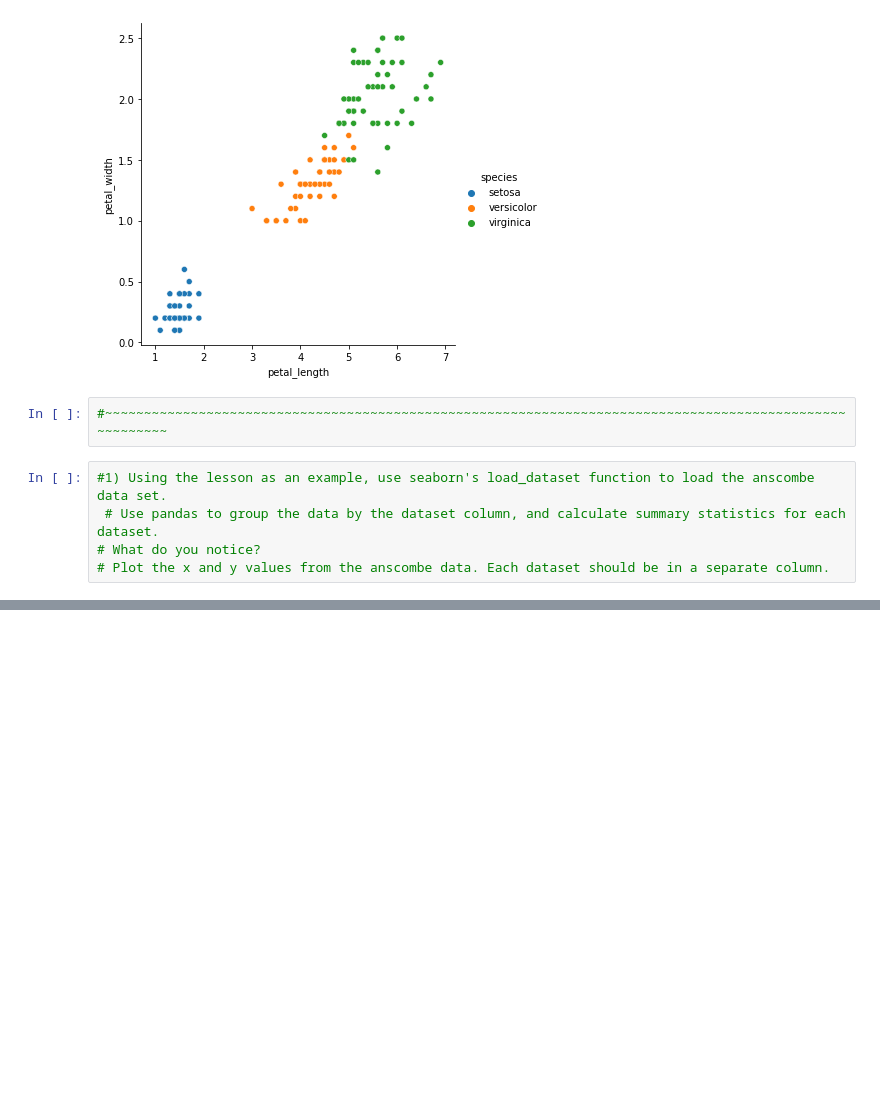
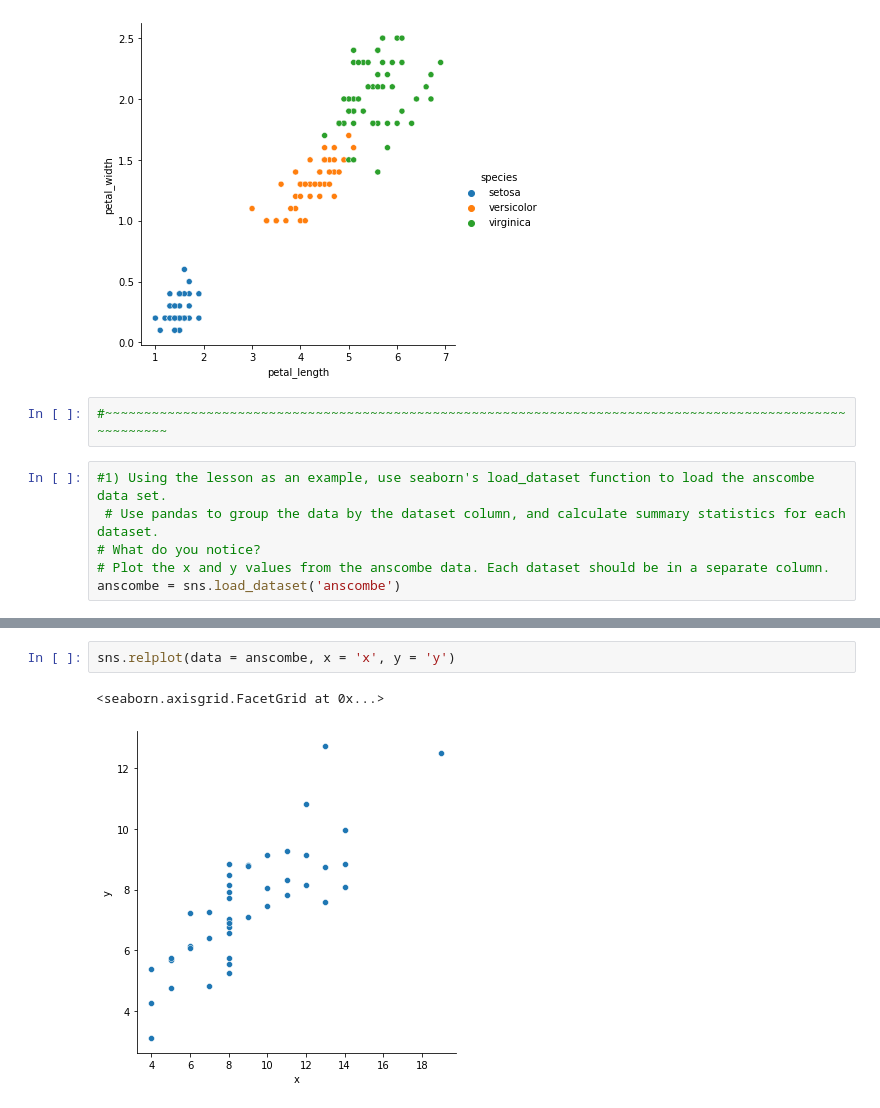
Before and after one commit to ljackson707/numpy-pandas-visualization-exercises, a Jupyter notebook: seaborn_exercises.ipynb, the cells around one changed output, grey strips where cells are left out. Saved outputs shown, nothing was run; the diff lists cells and outputs as text; blank space fills up the shorter version.

```diff
--- a/seaborn_exercises.ipynb
+++ b/seaborn_exercises.ipynb
@@ -107,3 +107,4 @@ sns.relplot(x = 'petal_length', y = "petal_width", data = iris, hue = 'species')
  # Use pandas to group the data by the dataset column, and calculate summary statistics for each dataset.
 # What do you notice?
 # Plot the x and y values from the anscombe data. Each dataset should be in a separate column.
+anscombe = sns.load_dataset('anscombe')
@@ -123,0 +176,5 @@ sns.relplot(x = 'petal_length', y = "petal_width", data = iris, hue = 'species')
+# %%
+sns.relplot(data = anscombe, x = 'x', y = 'y')
+# %% [output]
+<seaborn.axisgrid.FacetGrid at 0x...>
+[figure, added]
```
Also changed, not shown: parts of 34 cells of this notebook.
